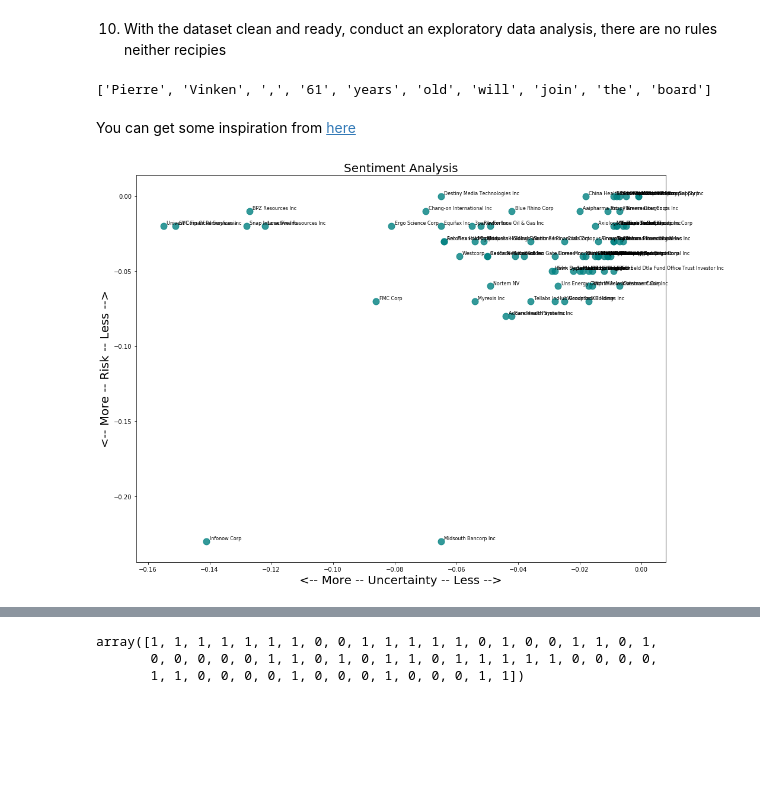
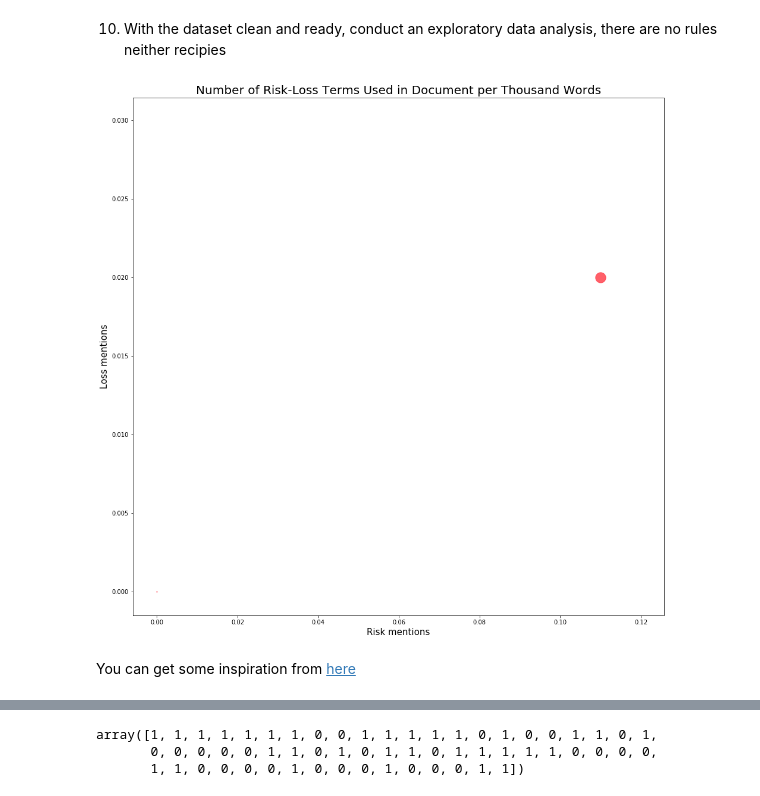
Before and after one commit to MaastrichtU-IDS/text-analytics-bootcamp-pggm, a Jupyter notebook: Solution Day 2.ipynb, the cells around one changed output, grey strips where cells are left out. Saved outputs shown, nothing was run; the diff lists cells and outputs as text; code cells hidden in the pictures; blank space fills up the shorter version.

```diff
--- a/Solution Day 2.ipynb
+++ b/Solution Day 2.ipynb
@@ -233,40 +234,19 @@ data.describe()
 # %%
 plt.rcParams['figure.figsize'] = [16, 16]
 
-for i, company in enumerate(data_risk_words.index):
-    x = round(data_risk_words.relative_risk.loc[company],2)
-    y = round(data_risk_words.relative_loss.loc[company],2)
-    s = round(data_risk_words.distance_average.loc[company],2)
+for i, company in enumerate(data.index):
+    x = round(data.relative_risk.loc[company],2)
+    y = round(data.relative_uncertainty.loc[company],2)
+    s = round(data.prop_of_average.loc[company],2)
     plt.scatter(x, y, color='#FF3844', alpha=.8, s=s*150)
-    plt.text(x+0.1, y+0.1, data_risk_words.index[i][0:-11], fontsize=8)
+    plt.text(x+0.1, y+0.1, data.index[i][0:-11], fontsize=8)
 
 plt.title('Number of Risk-Loss Terms Used in Document per Thousand Words', fontsize=20)
 plt.xlabel('Risk mentions', fontsize=15)
 plt.ylabel('Loss mentions', fontsize=15)
-plt.savefig('risk_loss.png')
+#plt.savefig('risk_loss.png')
 plt.show()
 # %% [output]
-['Pierre', 'Vinken', ',', '61', 'years', 'old', 'will', 'join', 'the', 'board']
+[figure, added]
 # %% [markdown]
 You can get some inspiration from [here](https://towardsdatascience.com/a-complete-exploratory-data-analysis-and-visualization-for-text-data-29fb1b96fb6a)
-# %%
-# Let's plot the results
-import matplotlib.pyplot as plt
-%matplotlib inline
-
-plt.rcParams['figure.figsize'] = [16, 12]
-
-for index, company in enumerate(data.index):
-    x = - data.relative_uncertainty.loc[company]
-    y = - data.relative_risk.loc[company]
-    plt.scatter(x, y, color='#008080', s=120, alpha=.8)
-    plt.text(x+.001, y+.001, data['company_name'][index], fontsize=8)
-    #plt.xlim(-.01, .12)
-
-plt.title('Sentiment Analysis', fontsize=20)
-plt.xlabel('<-- More -- Uncertainty -- Less -->', fontsize=20)
-plt.ylabel('<-- More -- Risk -- Less -->', fontsize=20)
-
-plt.show()
-# %% [output]
-[figure, removed]
```
Also changed, not shown: parts of 16 cells of this notebook, 6 other files.
